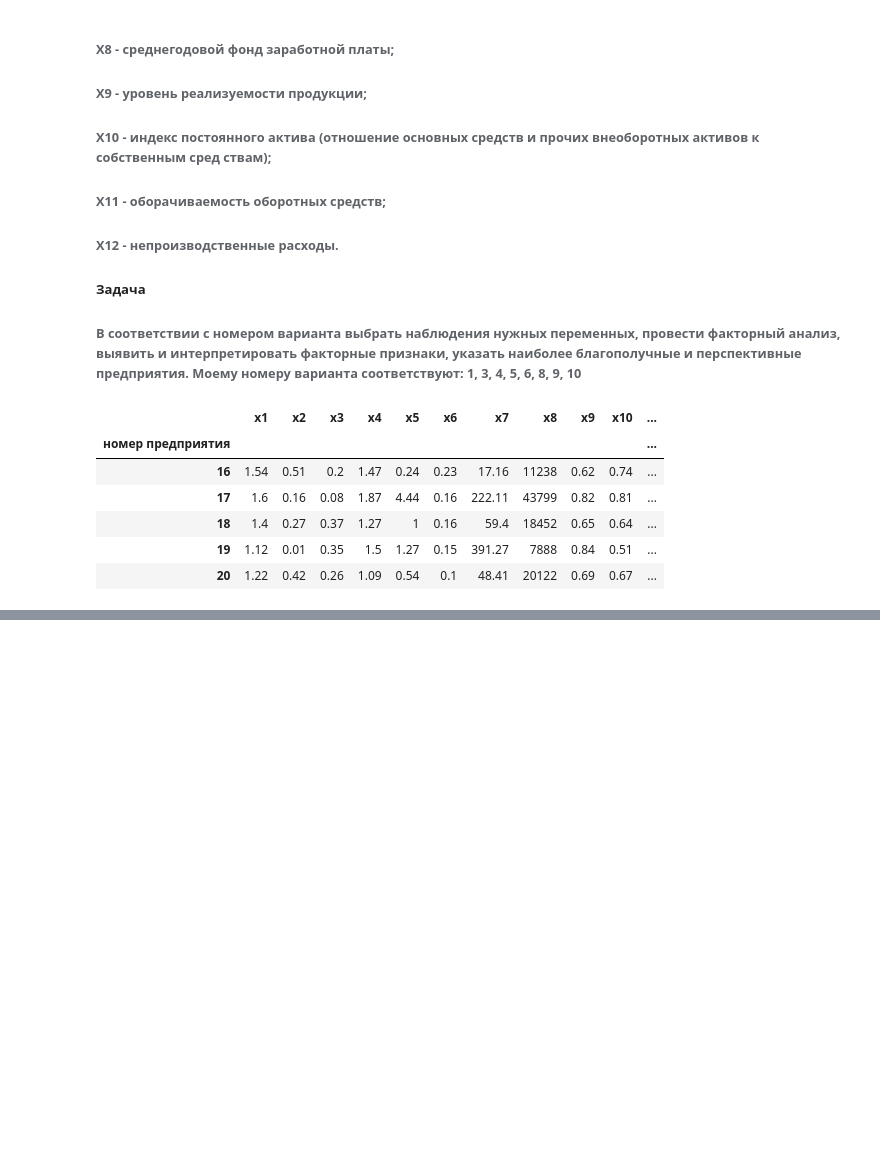
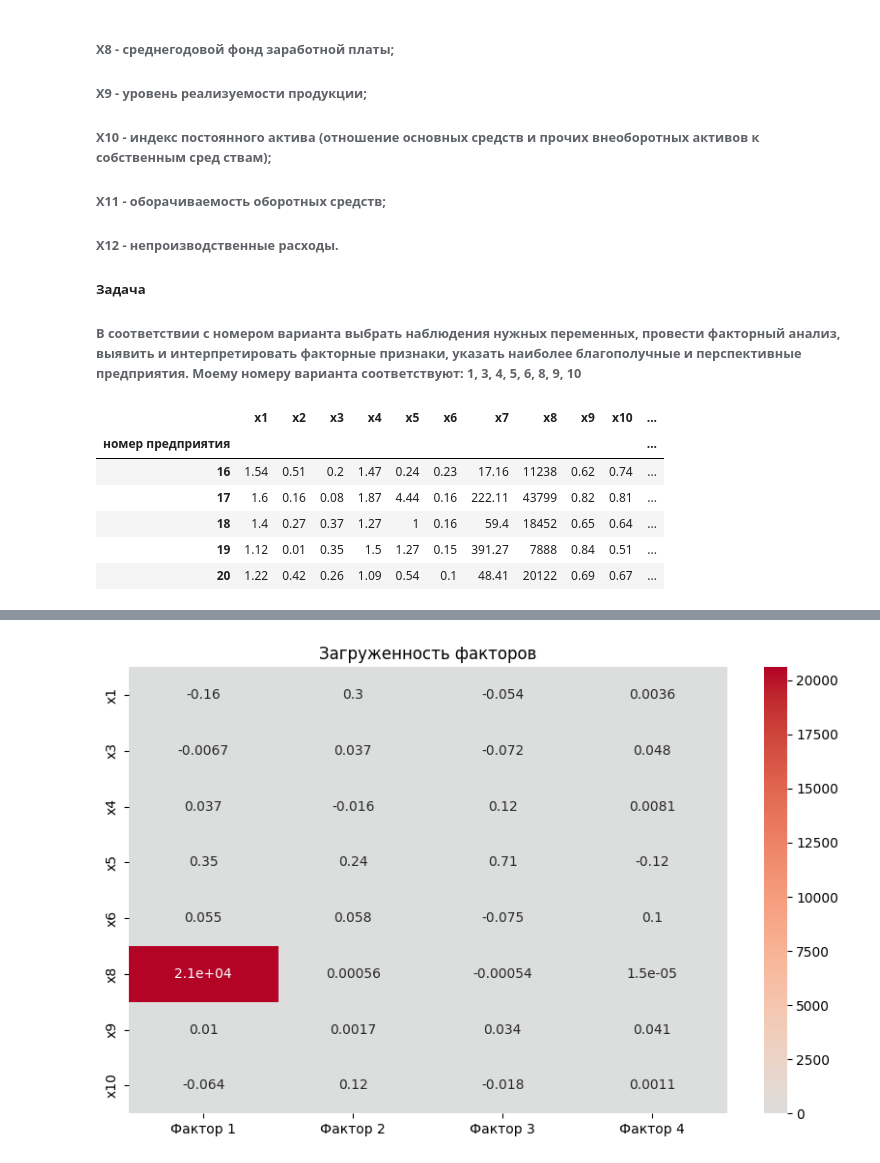
Before and after one commit to KrasArma/mathematical-statistics, a Jupyter notebook: 4---factor-analysis/laba4.ipynb, the cells around one changed output, grey strips where cells are left out. Cells and saved outputs as stored; diff of their text form; code cells hidden in the pictures; blank space fills up the shorter version.

```diff
--- a/4---factor-analysis/laba4.ipynb
+++ b/4---factor-analysis/laba4.ipynb
@@ -38,0 +66,8 @@ data.tail()
+# %%
+selected_columns = ['х1', 'х3', 'х4', 'х5', 'х6', 'х8', 'х9', 'х10']
+data_selected = data[selected_columns]
+fa = FactorAnalysis(n_components=4)
+fa.fit(data_selected)
+loadings = fa.components_.T
+loadings_df = pd.DataFrame(loadings, columns=[f'Фактор {i+1}' for i in range(loadings.shape[1])], index=selected_columns)
+loadings_df
@@ -38,0 +84,7 @@ data.tail()
+# %%
+plt.figure(figsize=(10, 6))
+sns.heatmap(loadings_df, annot=True, cmap='coolwarm', center=0)
+plt.title('Загруженность факторов')
+plt.show()
+# %% [output]
+[figure, added]
```
Also changed, not shown: parts of 9 cells of this notebook.
